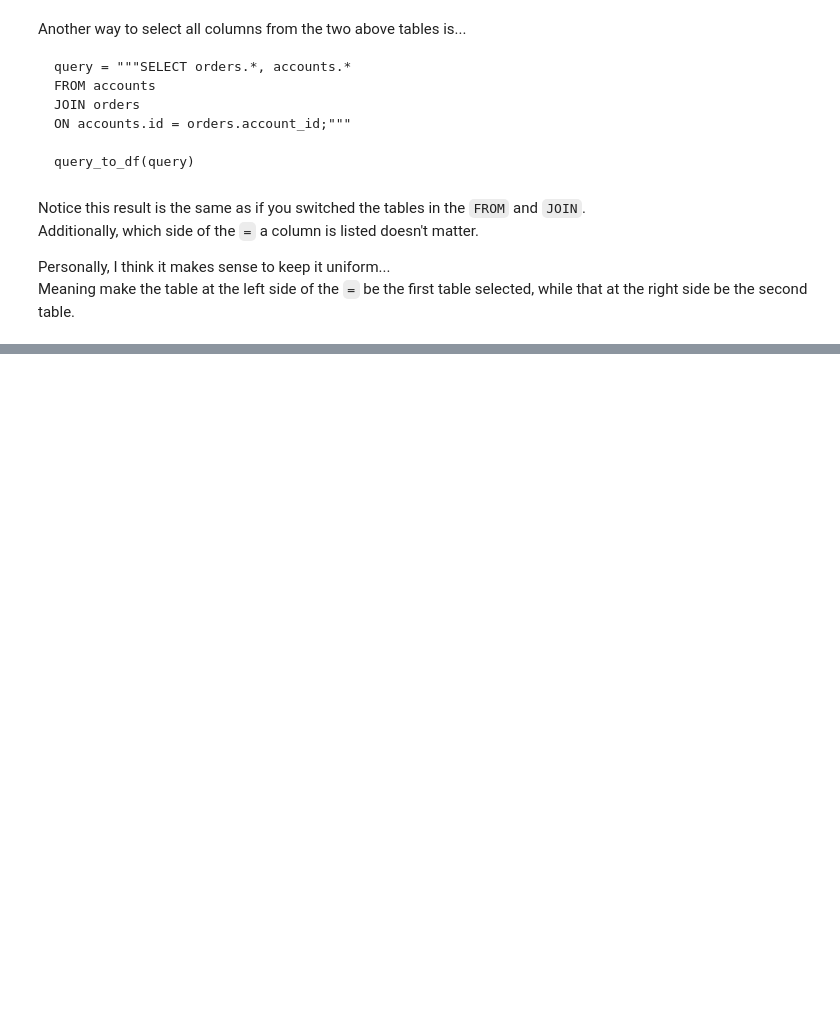
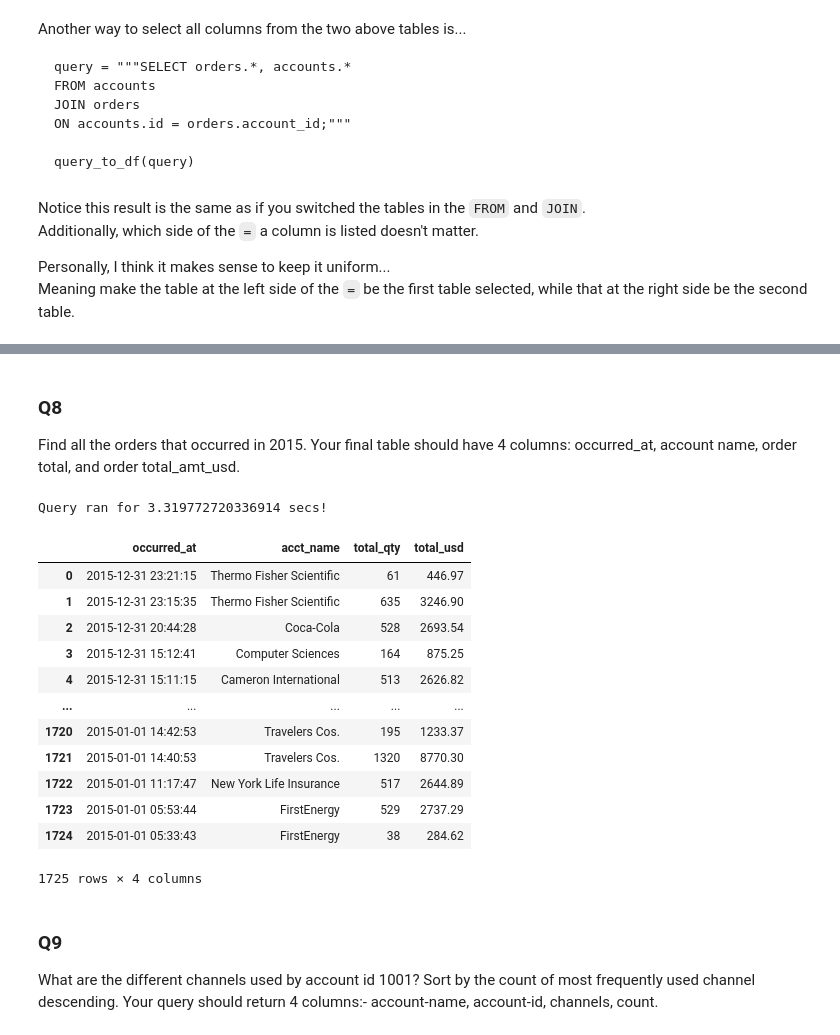
Before and after one commit to Lawrence-Krukrubo/EDA, a Jupyter notebook: sql_for_data_analysis2.ipynb, the cells around one changed output, grey strips where cells are left out. Drawn from its saved outputs; the diff is of its cells as text; code cells hidden in the pictures; blank space fills up the shorter version.

```diff
--- a/sql_for_data_analysis2.ipynb
+++ b/sql_for_data_analysis2.ipynb
@@ -343,0 +855,29 @@ query_to_df(query)
+# %% [markdown]
+### Q8
+
+Find all the orders that occurred in 2015. Your final table should have 4 columns: occurred_at, account name, order total, and order total_amt_usd.
+# %%
+query = 'SELECT o.occurred_at occurred_at, a.name acct_name, o.total total_qty, \
+         o.total_amt_usd total_usd FROM orders o JOIN accounts a ON a.id = \
+         o.account_id WHERE occurred_at LIKE "%2015%" ORDER BY occurred_at DESC;'
+
+query_to_df(query)
+# %% [output]
+Query ran for 3.319772720336914 secs!
+|  | occurred_at | acct_name | total_qty | total_usd |
+| 0 | 2015-12-31 23:21:15 | Thermo Fisher Scientific | 61 | 446.97 |
+| 1 | 2015-12-31 23:15:35 | Thermo Fisher Scientific | 635 | 3246.90 |
+| 2 | 2015-12-31 20:44:28 | Coca-Cola | 528 | 2693.54 |
+| 3 | 2015-12-31 15:12:41 | Computer Sciences | 164 | 875.25 |
+| 4 | 2015-12-31 15:11:15 | Cameron International | 513 | 2626.82 |
+| ... | ... | ... | ... | ... |
+| 1720 | 2015-01-01 14:42:53 | Travelers Cos. | 195 | 1233.37 |
+| 1721 | 2015-01-01 14:40:53 | Travelers Cos. | 1320 | 8770.30 |
+| 1722 | 2015-01-01 11:17:47 | New York Life Insurance | 517 | 2644.89 |
+| 1723 | 2015-01-01 05:53:44 | FirstEnergy | 529 | 2737.29 |
+| 1724 | 2015-01-01 05:33:43 | FirstEnergy | 38 | 284.62 |
+1725 rows × 4 columns
+# %% [markdown]
+### Q9
+
+What are the different channels used by account id 1001? Sort by the count of most frequently used channel descending. Your query should return 4 columns:- account-name, account-id, channels, count.
```
Also changed, not shown: parts of 59 cells of this notebook.
